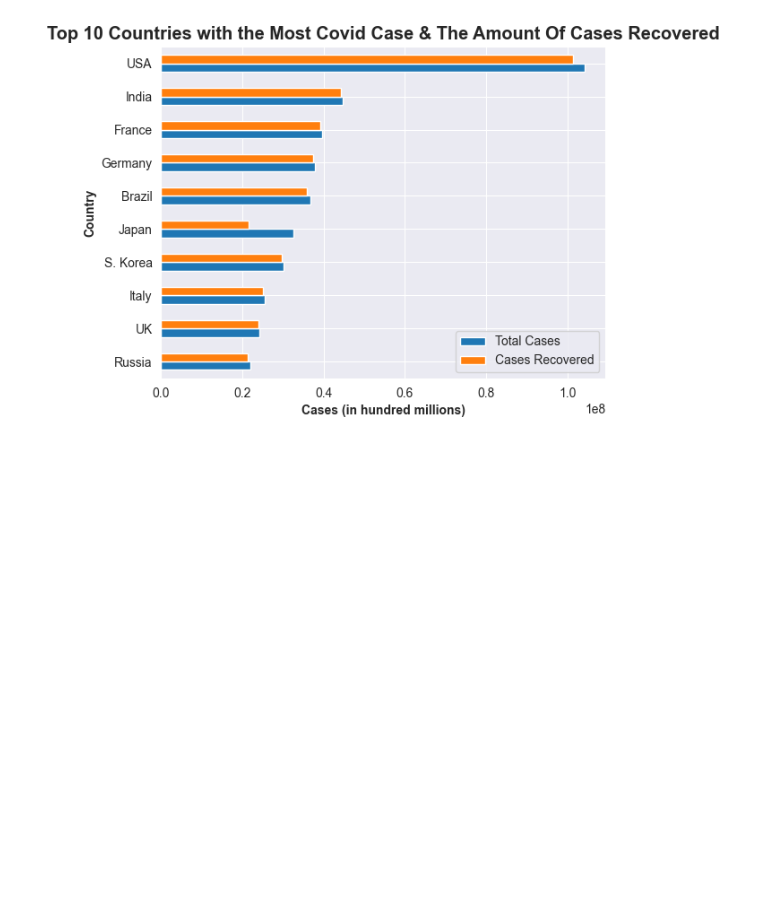
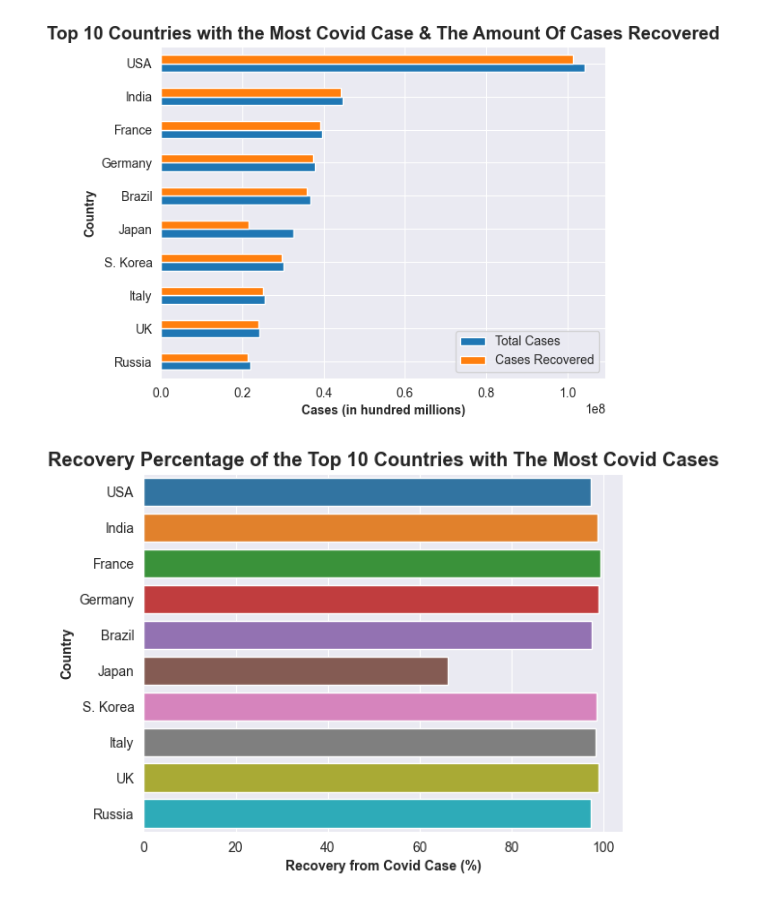
Before and after one commit to MertcanKilicli/data-analysis-projects, a Jupyter notebook: covid/covid_worldwide.ipynb, the cells around one changed output. Drawn from its saved outputs; the diff is of its cells as text; code cells hidden in the pictures; blank space fills up the shorter version.

```diff
--- a/covid/covid_worldwide.ipynb
+++ b/covid/covid_worldwide.ipynb
@@ -206,3 +206,19 @@ plt.legend(['Total Cases', 'Cases Recovered'])
 plt.show()
 # %% [output]
 [figure]
+# %%
+#Recovery Percentage from the Country's Total Case
+
+case_recov_df['recov_perc'] = (df['Total Recovered'] / df['Total Cases']) * 100
+
+case_recov_df['recov_perc']
+
+recov_perc_plot = sns.barplot(data=case_recov_df, x='recov_perc', y='Country')
+
+plt.title("Recovery Percentage of the Top 10 Countries with The Most Covid Cases", weight='heavy', fontsize='x-large')
+plt.xlabel("Recovery from Covid Case (%)", weight='bold')
+plt.ylabel("Country", weight='bold')
+
+plt.show()
+# %% [output]
+[figure, added]
```
